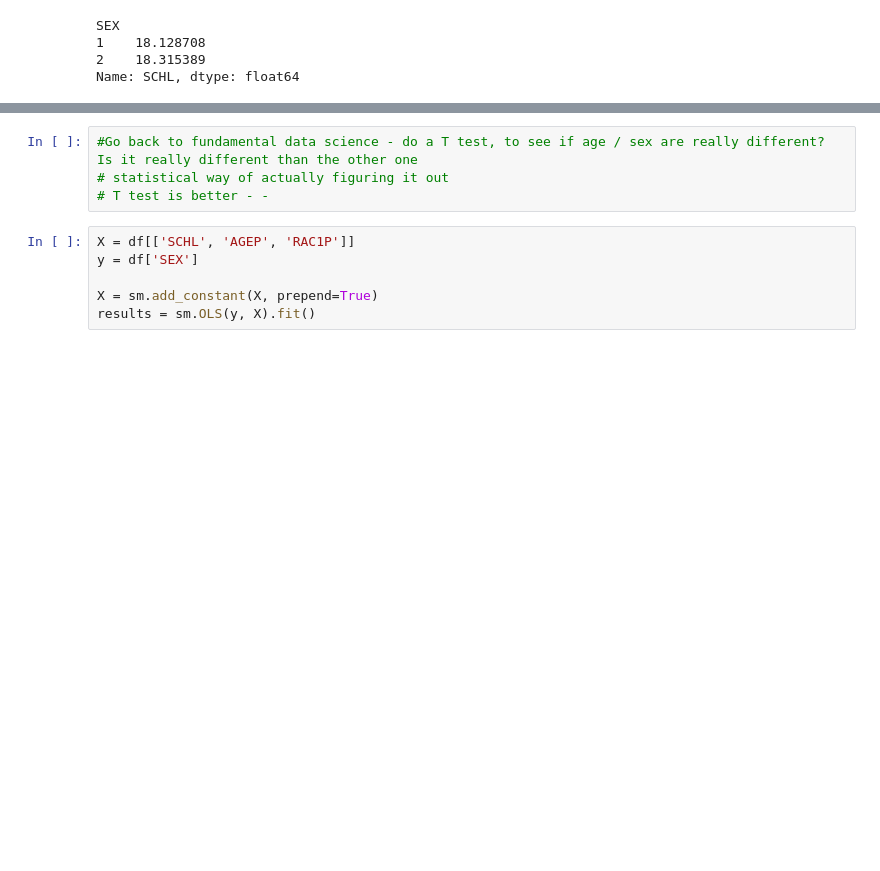
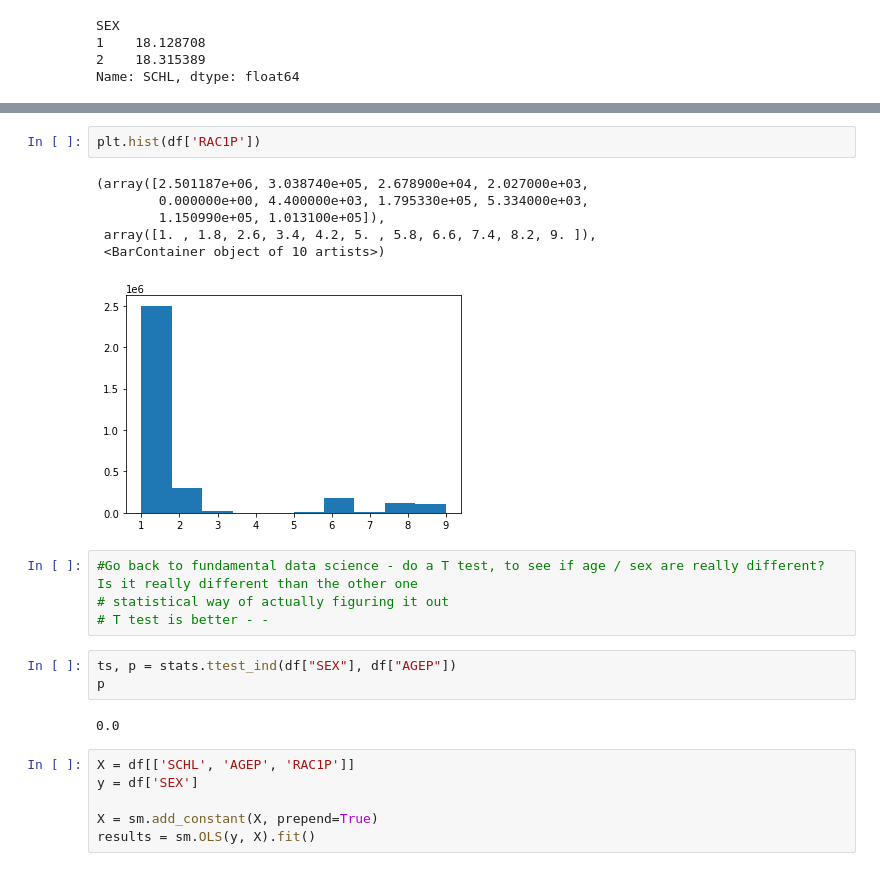
Before and after one commit to brandiehatch/capstone, a Jupyter notebook: 02_eda_capstone_08032022.ipynb, the cells around one changed output, grey strips where cells are left out. Drawn from its saved outputs; the diff is of its cells as text; blank space fills up the shorter version.

```diff
--- a/02_eda_capstone_08032022.ipynb
+++ b/02_eda_capstone_08032022.ipynb
@@ -202,7 +214,21 @@ Name: SCHL, dtype: float64
+# %%
+plt.hist(df['RAC1P'])
+# %% [output]
+(array([2.501187e+06, 3.038740e+05, 2.678900e+04, 2.027000e+03,
+        0.000000e+00, 4.400000e+03, 1.795330e+05, 5.334000e+03,
+        1.150990e+05, 1.013100e+05]),
+ array([1. , 1.8, 2.6, 3.4, 4.2, 5. , 5.8, 6.6, 7.4, 8.2, 9. ]),
+ <BarContainer object of 10 artists>)
+[figure, added]
 # %%
 #Go back to fundamental data science - do a T test, to see if age / sex are really different? Is it really different than the other one
 # statistical way of actually figuring it out
 # T test is better - -
+# %%
+ts, p = stats.ttest_ind(df["SEX"], df["AGEP"])
+p
+# %% [output]
+0.0
 # %%
 X = df[['SCHL', 'AGEP', 'RAC1P']]
 y = df['SEX']
```
Also changed, not shown: parts of 6 cells of this notebook, 3 other files.
